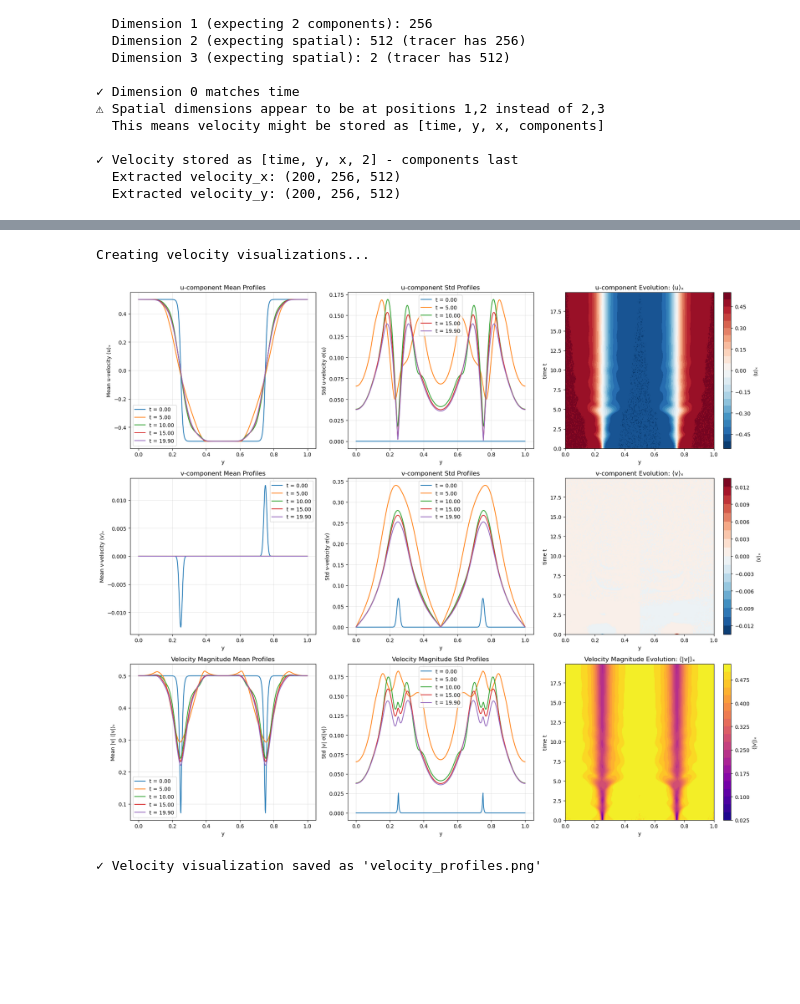
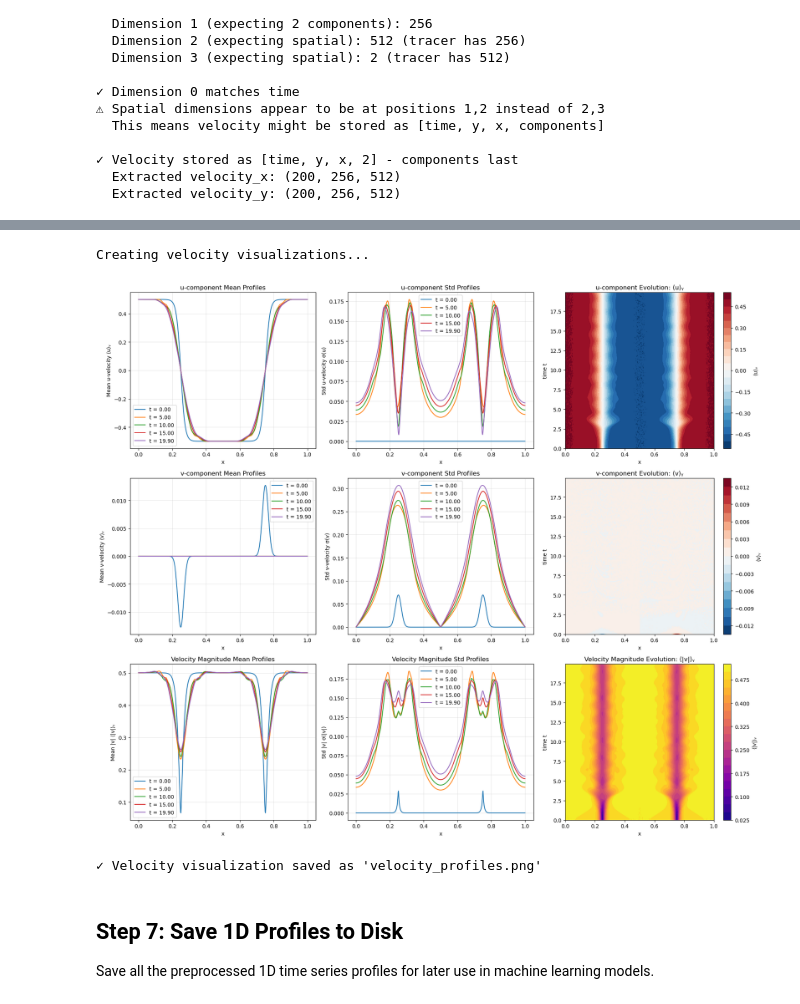
Before and after one commit to zheyan23/ENM5320-2026, a Jupyter notebook: NewMaterial/shearflow_project/shearflow_preprocessing.ipynb, the cells around one changed output, grey strips where cells are left out. Drawn from its saved outputs; the diff is of its cells as text; code cells hidden in the pictures; blank space fills up the shorter version.

```diff
--- a/NewMaterial/shearflow_project/shearflow_preprocessing.ipynb
+++ b/NewMaterial/shearflow_project/shearflow_preprocessing.ipynb
@@ -290,8 +339,8 @@ time_indices = [0, n_time//2, n_time-1]  # Start, middle, end
 for idx, t_idx in enumerate(time_indices):
     ax = axes[idx]
 
-    # Plot 2D tracer field (transposed to match coordinate dimensions)
-    im = ax.contourf(x, y, tracer_data[t_idx, :, :].T, levels=20, cmap='viridis')
+    # Plot 2D tracer field (no transpose needed - shape is already correct)
+    im = ax.contourf(x, y, tracer_data[t_idx, :, :], levels=20, cmap='viridis')
     ax.set_xlabel('x')
     ax.set_ylabel('y')
     ax.set_title(f'Tracer at t = {t[t_idx]:.2f}')
@@ -533,7 +582,7 @@ if velocity_x is not None and velocity_y is not None:
     # Row 1: u-component (x-velocity)
     for idx, t_idx in enumerate(time_indices):
         ax = axes[0, idx]
-        im = ax.contourf(x, y, velocity_x[t_idx, :, :].T, levels=20, cmap='RdBu_r')
+        im = ax.contourf(x, y, velocity_x[t_idx, :, :], levels=20, cmap='RdBu_r')
         ax.set_xlabel('x')
         ax.set_ylabel('y')
         ax.set_title(f'u-velocity at t = {t[t_idx]:.2f}')
@@ -542,7 +591,7 @@ if velocity_x is not None and velocity_y is not None:
     # Row 2: v-component (y-velocity)
     for idx, t_idx in enumerate(time_indices):
         ax = axes[1, idx]
-        im = ax.contourf(x, y, velocity_y[t_idx, :, :].T, levels=20, cmap='RdBu_r')
+        im = ax.contourf(x, y, velocity_y[t_idx, :, :], levels=20, cmap='RdBu_r')
         ax.set_xlabel('x')
         ax.set_ylabel('y')
         ax.set_title(f'v-velocity at t = {t[t_idx]:.2f}')
@@ -629,9 +678,9 @@ if velocity_x_mean_1d is not None:
     # Plot 1: Mean u at different times
     ax = axes[0, 0]
     for t_idx in time_indices:
-        ax.plot(y, velocity_x_mean_1d[t_idx, :], label=f't = {t[t_idx]:.2f}')
-    ax.set_xlabel('y')
-    ax.set_ylabel('Mean u-velocity ⟨u⟩ₓ')
+        ax.plot(x, velocity_x_mean_1d[t_idx, :], label=f't = {t[t_idx]:.2f}')
+    ax.set_xlabel('x')
+    ax.set_ylabel('Mean u-velocity ⟨u⟩ᵧ')
     ax.set_title('u-component Mean Profiles')
     ax.legend()
     ax.grid(True, alpha=0.3)
@@ -639,8 +688,8 @@ if velocity_x_mean_1d is not None:
     # Plot 2: Std u at different times
     ax = axes[0, 1]
     for t_idx in time_indices:
-        ax.plot(y, velocity_x_std_1d[t_idx, :], label=f't = {t[t_idx]:.2f}')
-    ax.set_xlabel('y')
+        ax.plot(x, velocity_x_std_1d[t_idx, :], label=f't = {t[t_idx]:.2f}')
+    ax.set_xlabel('x')
     ax.set_ylabel('Std u-velocity σ(u)')
     ax.set_title('u-component Std Profiles')
     ax.legend()
@@ -648,19 +697,19 @@ if velocity_x_mean_1d is not None:
 
     # Plot 3: Heatmap of mean u evolution
     ax = axes[0, 2]
-    im = ax.contourf(y, t, velocity_x_mean_1d, levels=20, cmap='RdBu_r')
-    ax.set_xlabel('y')
+    im = ax.contourf(x, t, velocity_x_mean_1d, levels=20, cmap='RdBu_r')
+    ax.set_xlabel('x')
     ax.set_ylabel('time t')
-    ax.set_title('u-component Evolution: ⟨u⟩ₓ')
-    plt.colorbar(im, ax=ax, label='⟨u⟩ₓ')
+    ax.set_title('u-component Evolution: ⟨u⟩ᵧ')
+    plt.colorbar(im, ax=ax, label='⟨u⟩ᵧ')
 
     # Row 2: v-component (velocity in y-direction)
     # Plot 4: Mean v at different times
     ax = axes[1, 0]
     for t_idx in time_indices:
-        ax.plot(y, velocity_y_mean_1d[t_idx, :], label=f't = {t[t_idx]:.2f}')
-    ax.set_xlabel('y')
-    ax.set_ylabel('Mean v-velocity ⟨v⟩ₓ')
+        ax.plot(x, velocity_y_mean_1d[t_idx, :], label=f't = {t[t_idx]:.2f}')
+    ax.set_xlabel('x')
+    ax.set_ylabel('Mean v-velocity ⟨v⟩ᵧ')
     ax.set_title('v-component Mean Profiles')
     ax.legend()
     ax.grid(True, alpha=0.3)
@@ -668,8 +717,8 @@ if velocity_x_mean_1d is not None:
     # Plot 5: Std v at different times
     ax = axes[1, 1]
     for t_idx in time_indices:
-        ax.plot(y, velocity_y_std_1d[t_idx, :], label=f't = {t[t_idx]:.2f}')
-    ax.set_xlabel('y')
+        ax.plot(x, velocity_y_std_1d[t_idx, :], label=f't = {t[t_idx]:.2f}')
+    ax.set_xlabel('x')
     ax.set_ylabel('Std v-velocity σ(v)')
     ax.set_title('v-component Std Profiles')
     ax.legend()
@@ -677,49 +726,53 @@ if velocity_x_mean_1d is not None:
 
     # Plot 6: Heatmap of mean v evolution
     ax = axes[1, 2]
-    im = ax.contourf(y, t, velocity_y_mean_1d, levels=20, cmap='RdBu_r')
-    ax.set_xlabel('y')
+    im = ax.contourf(x, t, velocity_y_mean_1d, levels=20, cmap='RdBu_r')
+    ax.set_xlabel('x')
     ax.set_ylabel('time t')
-    ax.set_title('v-component Evolution: ⟨v⟩ₓ')
-    plt.colorbar(im, ax=ax, label='⟨v⟩ₓ')
+    ax.set_title('v-component Evolution: ⟨v⟩ᵧ')
+    plt.colorbar(im, ax=ax, label='⟨v⟩ᵧ')
 
     # Row 3: Velocity magnitude
     # Plot 7: Mean |v| at different times
     ax = axes[2, 0]
     for t_idx in time_indices:
-        ax.plot(y, velocity_mag_mean_1d[t_idx, :], label=f't = {t[t_idx]:.2f}')
-    ax.set_xlabel('y')
-    ax.set_ylabel('Mean |v| ⟨|v|⟩ₓ')
+        ax.plot(x, velocity_mag_mean_1d[t_idx, :], label=f't = {t[t_idx]:.2f}')
+    ax.set_xlabel('x')
+    ax.set_ylabel('Mean |v| ⟨|v|⟩ᵧ')
     ax.set_title('Velocity Magnitude Mean Profiles')
     ax.legend()
     ax.grid(True, alpha=0.3)
 
     # Plot 8: Std |v| at different times
     ax = axes[2, 1]
     for t_idx in time_indices:
-        ax.plot(y, velocity_mag_std_1d[t_idx, :], label=f't = {t[t_idx]:.2f}')
-    ax.set_xlabel('y')
+        ax.plot(x, velocity_mag_std_1d[t_idx, :], label=f't = {t[t_idx]:.2f}')
+    ax.set_xlabel('x')
     ax.set_ylabel('Std |v| σ(|v|)')
     ax.set_title('Velocity Magnitude Std Profiles')
     ax.legend()
     ax.grid(True, alpha=0.3)
 
     # Plot 9: Heatmap of mean |v| evolution
     ax = axes[2, 2]
-    im = ax.contourf(y, t, velocity_mag_mean_1d, levels=20, cmap='plasma')
-    ax.set_xlabel('y')
+    im = ax.contourf(x, t, velocity_mag_mean_1d, levels=20, cmap='plasma')
+    ax.set_xlabel('x')
     ax.set_ylabel('time t')
-    ax.set_title('Velocity Magnitude Evolution: ⟨|v|⟩ₓ')
-    plt.colorbar(im, ax=ax, label='⟨|v|⟩ₓ')
+    ax.set_title('Velocity Magnitude Evolution: ⟨|v|⟩ᵧ')
+    plt.colorbar(im, ax=ax, label='⟨|v|⟩ᵧ')
 
     plt.tight_layout()
     plt.savefig('velocity_profiles.png', dpi=150, bbox_inches='tight')
     plt.show()
 
     print(f"✓ Velocity visualization saved as 'velocity_profiles.png'")
 else:
     print("Skipping velocity profile visualization - data not available")
 # %% [output]
 Creating velocity visualizations...
-[figure, old version]
+[figure, new version]
 ✓ Velocity visualization saved as 'velocity_profiles.png'
+# %% [markdown]
+## Step 7: Save 1D Profiles to Disk
+
+Save all the preprocessed 1D time series profiles for later use in machine learning models.
```
Also changed, not shown: parts of 16 cells of this notebook, 10 other files.
